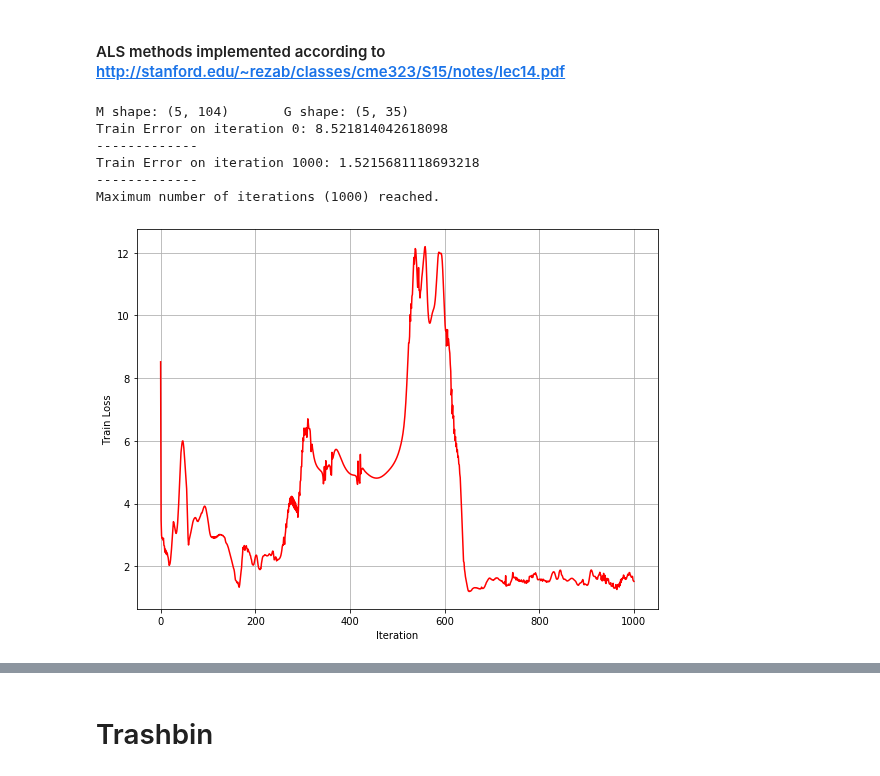
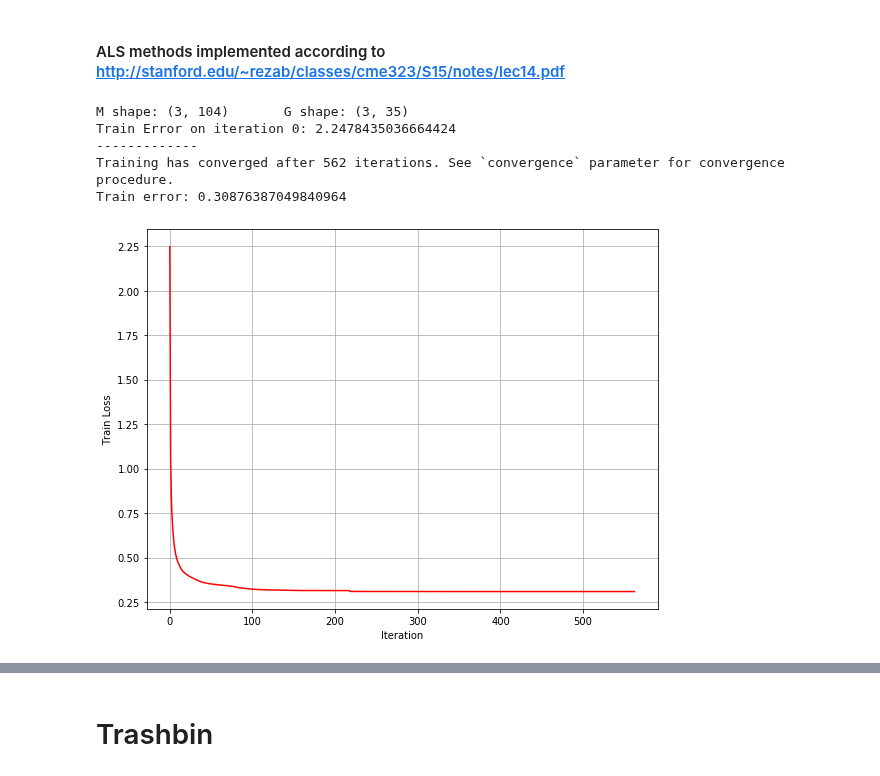
Before and after one commit to SimonEnsemble/material_recommendation_system, a Jupyter notebook: RecommendationSystem.ipynb, the cells around one changed output, grey strips where cells are left out. Cells and saved outputs as stored; diff of their text form; code cells hidden in the pictures.

```diff
--- a/RecommendationSystem.ipynb
+++ b/RecommendationSystem.ipynb
@@ -196,31 +185,39 @@ def ALS(henry_matrix, r, lambd, threshold, convergence=1e-6, maxiter=20000, verb
     prev_error = 0
     convergence_cnt = 0
 
-    mask = ~np.isnan(henry_matrix)
-    #print(henry_matrix[mask])
+    M = np.random.rand(r, henry_matrix.shape[0])-0.5
+    G = np.random.rand(r, henry_matrix.shape[1])-0.5
+    mof_bias = np.zeros((1, henry_matrix.shape[0]))
+    gas_bias = np.zeros((1, henry_matrix.shape[1]))
+    I1 = lambd[0] * np.identity(r+1)
+    I2 = lambd[1] * np.identity(r+1)
 
-    M = np.random.rand(r+2, henry_matrix.shape[0])
-    G = np.random.rand(r+2, henry_matrix.shape[1])
-    M[-2,:] = 1.0
-    G[-1,:] = 1.0
     if verbose:
         print('M shape: {}\tG shape: {}'.format(M.shape, G.shape))
     while train_error > threshold:
         for m in range(M.shape[1]):
-            mask = ~np.isnan(henry_matrix[m,:])
-            b = (G[:,mask]).dot(henry_matrix[m,mask].T)
-            A = G[:,mask].dot(G[:,mask].T) + lambd[0] * np.identity(r+2)
-            M[:,m] = np.linalg.solve(A,b)
-            M[-2,m] = 1.0
+            gases_in_which_H_of_this_mof_is_measured = ~np.isnan(henry_matrix[m,:])
+            biased_H = henry_matrix[m, gases_in_which_H_of_this_mof_is_measured] - gas_bias[0, gases_in_which_H_of_this_mof_is_measured]
+            Gbar = np.vstack((np.ones((G.shape[1])), G))
+            b = (Gbar[:, gases_in_which_H_of_this_mof_is_measured]).dot(biased_H.T)
+            A = Gbar[:, gases_in_which_H_of_this_mof_is_measured].dot(Gbar[:, gases_in_which_H_of_this_mof_is_measured].T) + I1
+            sol = np.linalg.solve(A,b)
+            M[:,m] = sol[1:]
+            mof_bias[0, m] = sol[0]
+            #M[-2,m] = 1.0
         for g in range(G.shape[1]):
-            mask = ~np.isnan(henry_matrix[:,g])
-            b = M[:,mask].dot(henry_matrix[mask,g])
-            A = M[:,mask].dot(M[:,mask].T) + lambd[1] * np.identity(r+2)
-            G[:,g] = np.linalg.solve(A,b)
-            G[-1,g] = 1.0
+            mofs_in_which_H_of_this_gas_is_measured = ~np.isnan(henry_matrix[:,g])
+            biased_H = henry_matrix[mofs_in_which_H_of_this_gas_is_measured, g] - mof_bias[0, mofs_in_which_H_of_this_gas_is_measured]
+            Mbar = np.vstack((np.ones(M.shape[1]), M))
+            b = Mbar[:,mofs_in_which_H_of_this_gas_is_measured].dot(biased_H)
+            A = Mbar[:,mofs_in_which_H_of_this_gas_is_measured].dot(Mbar[:,mofs_in_which_H_of_this_gas_is_measured].T) + I2
+            sol = np.linalg.solve(A,b)
+            G[:,g] = sol[1:]
+            gas_bias[0, g] = sol[0]
+            #G[-1,g] = 1.0
 
         #pred = predict_all(M, G, 0.0)[~np.isnan(henry_matrix)]
-        pred = M.T.dot(G)[~np.isnan(henry_matrix)]
+        pred = (M.T.dot(G)+ mof_bias.T + gas_bias)[~np.isnan(henry_matrix)]
         actual = henry_matrix[~np.isnan(henry_matrix)]
         prev_error = train_error
         train_error = np.sum([(actual - pred)**2])/len(pred)
@@ -231,41 +228,40 @@ def ALS(henry_matrix, r, lambd, threshold, convergence=1e-6, maxiter=20000, verb
                 print('Train Error on iteration {}: {}\n-------------'.format(n, train_error))
 
         if error_diff < convergence:
             convergence_cnt += 1
             if convergence_cnt > 199:
                 if verbose:
                     print('Training has converged after {} iterations. See `convergence` parameter for convergence procedure.'.format(n))
                     print('Train error: {}'.format(train_error))
                 break
         else:
             convergence_cnt = 0
         n += 1
         if n > maxiter:
             print('Maximum number of iterations ({}) reached.'.format(maxiter))
             break
         if np.count_nonzero(np.isnan(M)) > 0 or np.count_nonzero(np.isnan(G)) > 0:
             raise Exception('NaN encountered in either latent representation')
 
     if verbose:
         fig, ax = plt.subplots(figsize=(8,6))
         #ax.scatter(np.arange(len(train_error_arr)), train_error_arr, color='red')
         ax.plot(np.arange(len(train_error_arr)), train_error_arr, color='red')
         ax.set_xlabel('Iteration')
         ax.set_ylabel('Train Loss')
         plt.grid('on')
         plt.tight_layout()
         plt.show()
 
-    return M, G, train_error_arr[-1]
-a,b,c = ALS(log_henry_df.values, 3, [0.1, 0.2], 1e-5, maxiter=1000)
+    return M, G, mof_bias, gas_bias, train_error_arr[-1]
+m, g, mb, gb, err = ALS(log_henry_df.values, 3, [0.1, 0.2], 1e-5, maxiter=1000)
 # %% [output]
-M shape: (5, 104)       G shape: (5, 35)
-Train Error on iteration 0: 8.521814042618098
+M shape: (3, 104)       G shape: (3, 35)
+Train Error on iteration 0: 2.2478435036664424
 -------------
-Train Error on iteration 1000: 1.5215681118693218
--------------
-Maximum number of iterations (1000) reached.
+Training has converged after 562 iterations. See `convergence` parameter for convergence procedure.
+Train error: 0.30876387049840964
-[figure, old version]
+[figure, new version]
 # %%
 def cross_validation(henry_df, fold_matrix, r, lambd1, lambd2):
     k = len(np.unique(fold_matrix))-1
```
Also changed, not shown: parts of 30 cells of this notebook.
